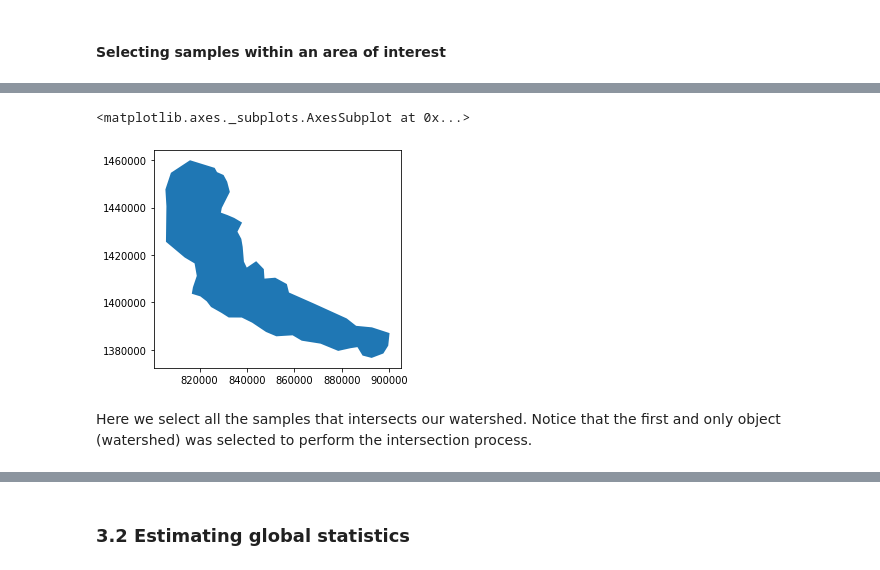
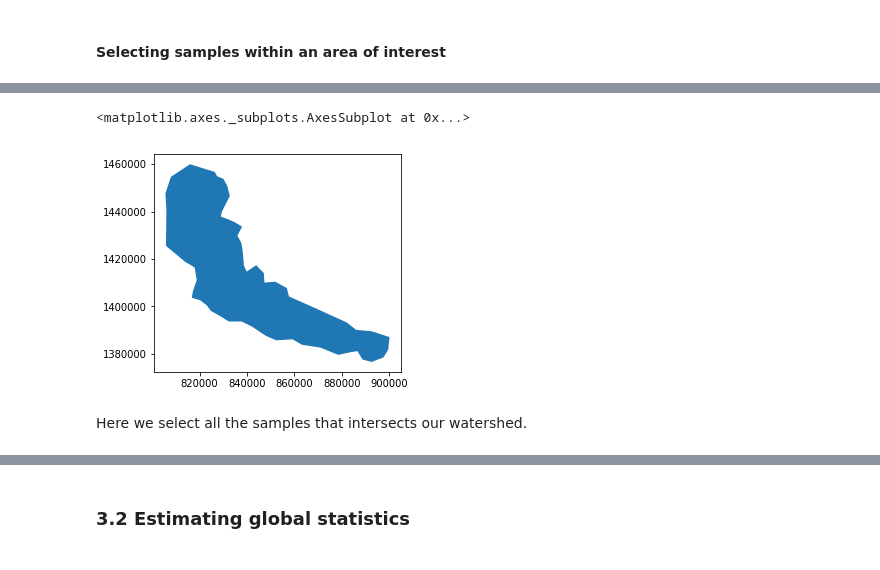
Before and after one commit to nredick/keras-spatial, a Jupyter notebook: examples/ks-preprocess-dem.ipynb, the cells around one changed output, grey strips where cells are left out. Drawn from its saved outputs; the diff is of its cells as text; code cells hidden in the pictures.

```diff
--- a/examples/ks-preprocess-dem.ipynb
+++ b/examples/ks-preprocess-dem.ipynb
@@ -117,11 +121,9 @@ We will use a vector shapfile as a mask and select only the samples that intesec
-# %%
-#Read and plot a vector mask
-
-file = '/home/kv64/main/projects/proj_keras_spatial/data/lake_watershed/lakeb_watershed.shp'
-mask = gpd.read_file(file)
-mask.plot()
-# %% [output]
-<matplotlib.axes._subplots.AxesSubplot at 0x...>
-[figure, removed]
+# %%
+watershed_path = 'http://lidar.ncsa.illinois.edu:9000/test/bloomington_watershed.gpkg'
+mask = gpd.read_file(watershed_path)
+mask.plot()
+# %% [output]
+<matplotlib.axes._subplots.AxesSubplot at 0x...>
+[figure, added]
 # %% [markdown]
-Here we select all the samples that intersects our watershed. Notice that the first and only object (watershed) was selected to perform the intersection process.
+Here we select all the samples that intersects our watershed.
```
Also changed, not shown: parts of 32 cells of this notebook.
